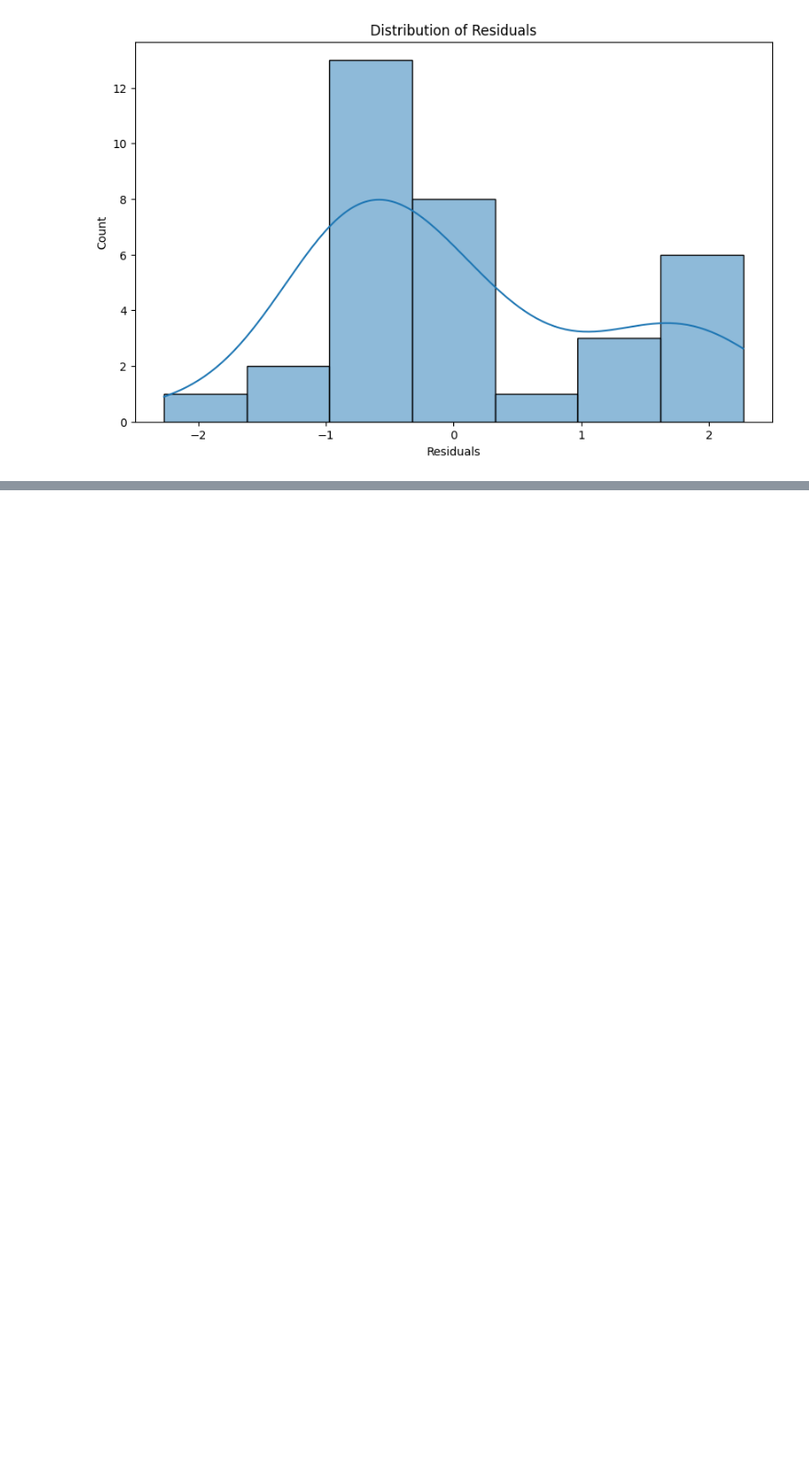
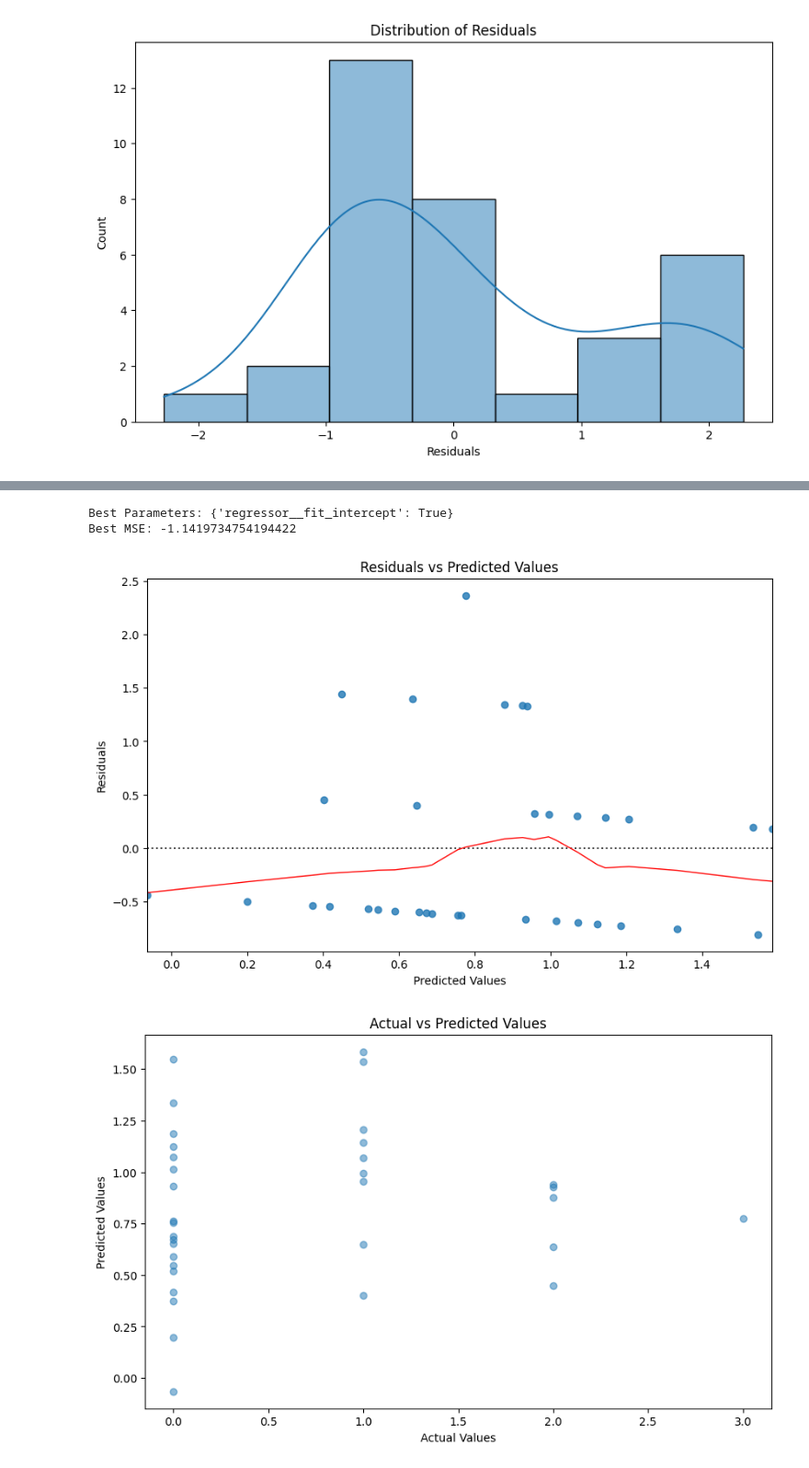
Before and after one commit to kidnixt/penca2k24, a Jupyter notebook: models.ipynb, the cells around one changed output, grey strips where cells are left out. Shown at 92% size. Cells and saved outputs as stored; diff of their text form; code cells hidden in the pictures; blank space fills up the shorter version.

```diff
--- a/models.ipynb
+++ b/models.ipynb
@@ -177,0 +185,2 @@ with open('models/rf_home.pkl', 'wb') as f:
+# %%
+X_train, X_test, y_train, y_test = train_test_split(X, y, test_size=0.2, random_state=42)
@@ -177,0 +191,12 @@ with open('models/rf_home.pkl', 'wb') as f:
+# %%
+pipeline = Pipeline([
+    ('scaler', StandardScaler()),
+    ('regressor', LinearRegression())
+])
+
+param_grid = {
+    'regressor__fit_intercept': [True, False]
+}
+# %%
+grid_search = GridSearchCV(pipeline, param_grid, cv=5, scoring=mse_scorer, verbose=1)
+grid_search.fit(X_train.values, y_train)
@@ -177,0 +211,14 @@ with open('models/rf_home.pkl', 'wb') as f:
+# %%
+print("Best Parameters:", grid_search.best_params_)
+print("Best MSE:", grid_search.best_score_)
+# %% [output]
+Best Parameters: {'regressor__fit_intercept': True}
+Best MSE: -1.1419734754194422
+# %%
+y_values = [a[0] for a in y_test.values]
+y_pred = [a[0] for a in grid_search.predict(X_test.values)]#.mean()
+# %%
+residuals_plot(np.array(y_pred), np.array(y_values))
+# %% [output]
+[figure, added]
+[figure, added]
```
Also changed, not shown: parts of 17 cells of this notebook, 1 other file.
